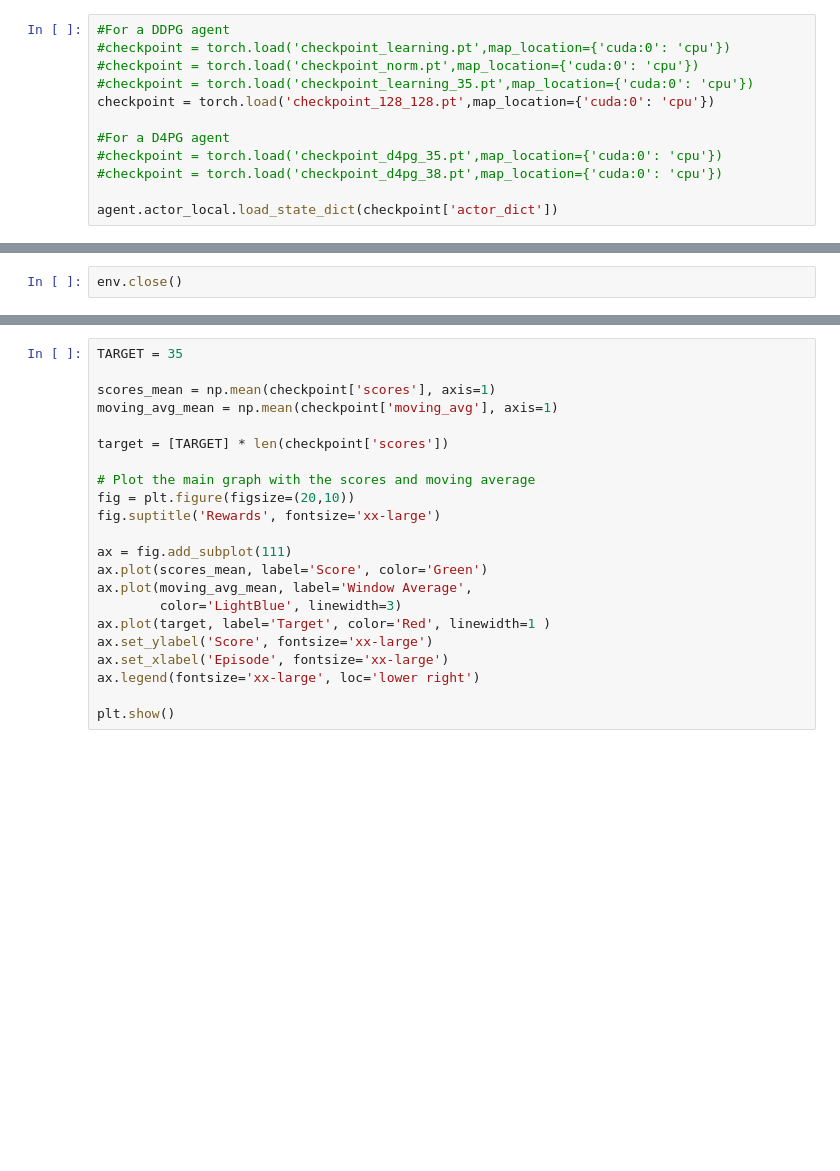
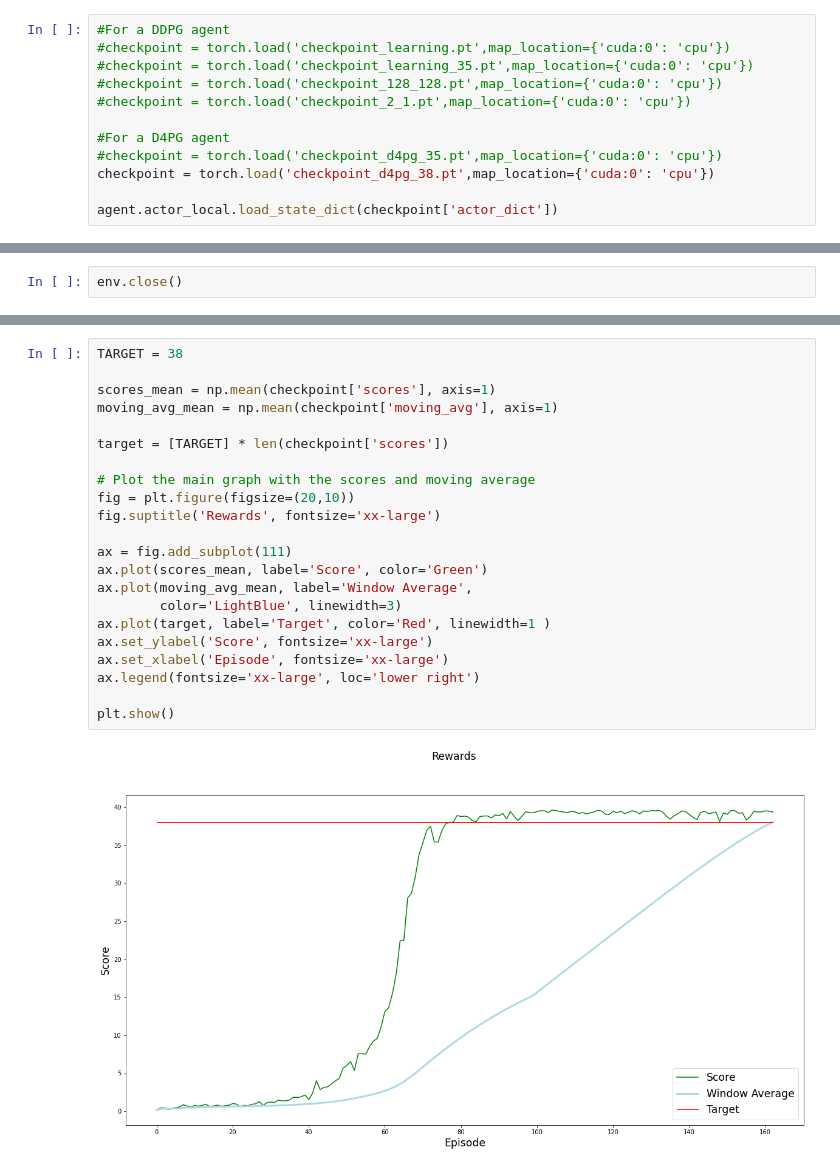
Before and after one commit to jrapudg/DRLND_Continuous_control, a Jupyter notebook: Continuous_Control.ipynb, the cells around one changed output, grey strips where cells are left out. Saved outputs shown, nothing was run; the diff lists cells and outputs as text; blank space fills up the shorter version.

Commit message:
Add plot function for training  scores

```diff
--- a/Continuous_Control.ipynb
+++ b/Continuous_Control.ipynb
@@ -276,12 +296,12 @@ Here, you can evaluate your agent loading your trained model.
 # %%
 #For a DDPG agent
 #checkpoint = torch.load('checkpoint_learning.pt',map_location={'cuda:0': 'cpu'})
-#checkpoint = torch.load('checkpoint_norm.pt',map_location={'cuda:0': 'cpu'})
 #checkpoint = torch.load('checkpoint_learning_35.pt',map_location={'cuda:0': 'cpu'})
-checkpoint = torch.load('checkpoint_128_128.pt',map_location={'cuda:0': 'cpu'})
+#checkpoint = torch.load('checkpoint_128_128.pt',map_location={'cuda:0': 'cpu'})
+#checkpoint = torch.load('checkpoint_2_1.pt',map_location={'cuda:0': 'cpu'})
 
 #For a D4PG agent
 #checkpoint = torch.load('checkpoint_d4pg_35.pt',map_location={'cuda:0': 'cpu'})
-#checkpoint = torch.load('checkpoint_d4pg_38.pt',map_location={'cuda:0': 'cpu'})
+checkpoint = torch.load('checkpoint_d4pg_38.pt',map_location={'cuda:0': 'cpu'})
 
 agent.actor_local.load_state_dict(checkpoint['actor_dict'])
@@ -321,22 +350,24 @@ print_checkpoint(checkpoint)
 # %%
-TARGET = 35
+TARGET = 38
 
 scores_mean = np.mean(checkpoint['scores'], axis=1)
 moving_avg_mean = np.mean(checkpoint['moving_avg'], axis=1)
 
 target = [TARGET] * len(checkpoint['scores'])
 
 # Plot the main graph with the scores and moving average
 fig = plt.figure(figsize=(20,10))
 fig.suptitle('Rewards', fontsize='xx-large')
 
 ax = fig.add_subplot(111)
 ax.plot(scores_mean, label='Score', color='Green')
 ax.plot(moving_avg_mean, label='Window Average',
         color='LightBlue', linewidth=3)
 ax.plot(target, label='Target', color='Red', linewidth=1 )
 ax.set_ylabel('Score', fontsize='xx-large')
 ax.set_xlabel('Episode', fontsize='xx-large')
 ax.legend(fontsize='xx-large', loc='lower right')
 
 plt.show()
+# %% [output]
+[figure, added]
```
Also changed, not shown: parts of 7 cells of this notebook.
